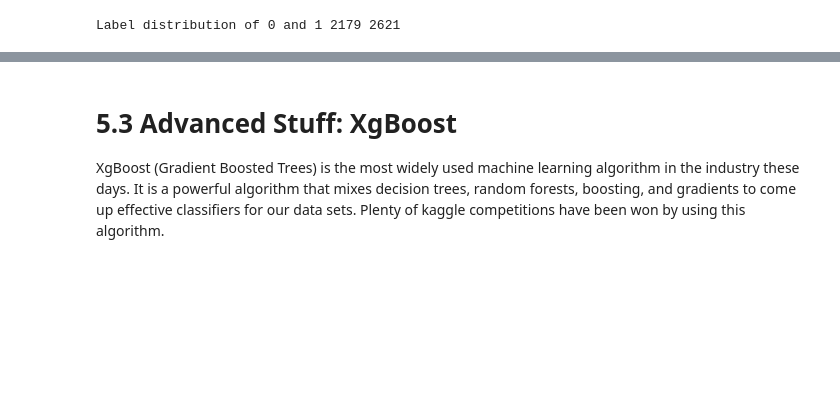
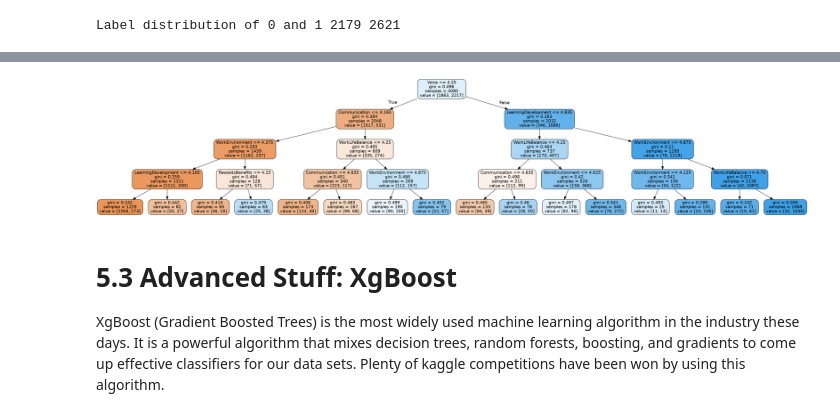
Before and after one commit to greermp/hilton_challenge, a Jupyter notebook: Working.ipynb, the cells around one changed output, grey strips where cells are left out. Saved outputs shown, nothing was run; the diff lists cells and outputs as text; code cells hidden in the pictures; blank space fills up the shorter version.

```diff
--- a/Working.ipynb
+++ b/Working.ipynb
@@ -557,3 +550,12 @@ Best Parameters are:  {'criterion': 'gini', 'max_depth': 6, 'max_features': 3, '
+# %%
+dot_data = StringIO()
+tree.export_graphviz(classifierDt, out_file=dot_data,
+                                    feature_names=dtCols[:-1],
+                                    filled=True, rounded=True)
+graph = pydotplus.graph_from_dot_data(dot_data.getvalue())
+display(Image(graph.create_png()))
+# %% [output]
+[figure, added]
 # %% [markdown]
 # 5.3 Advanced Stuff: XgBoost
 XgBoost (Gradient Boosted Trees) is the most widely used machine learning algorithm in the industry these days. It is a powerful algorithm that mixes decision trees, random forests, boosting, and gradients to come up effective classifiers for our data sets. Plenty of kaggle competitions have been won by using this algorithm.
```
Also changed, not shown: parts of 42 cells of this notebook.
